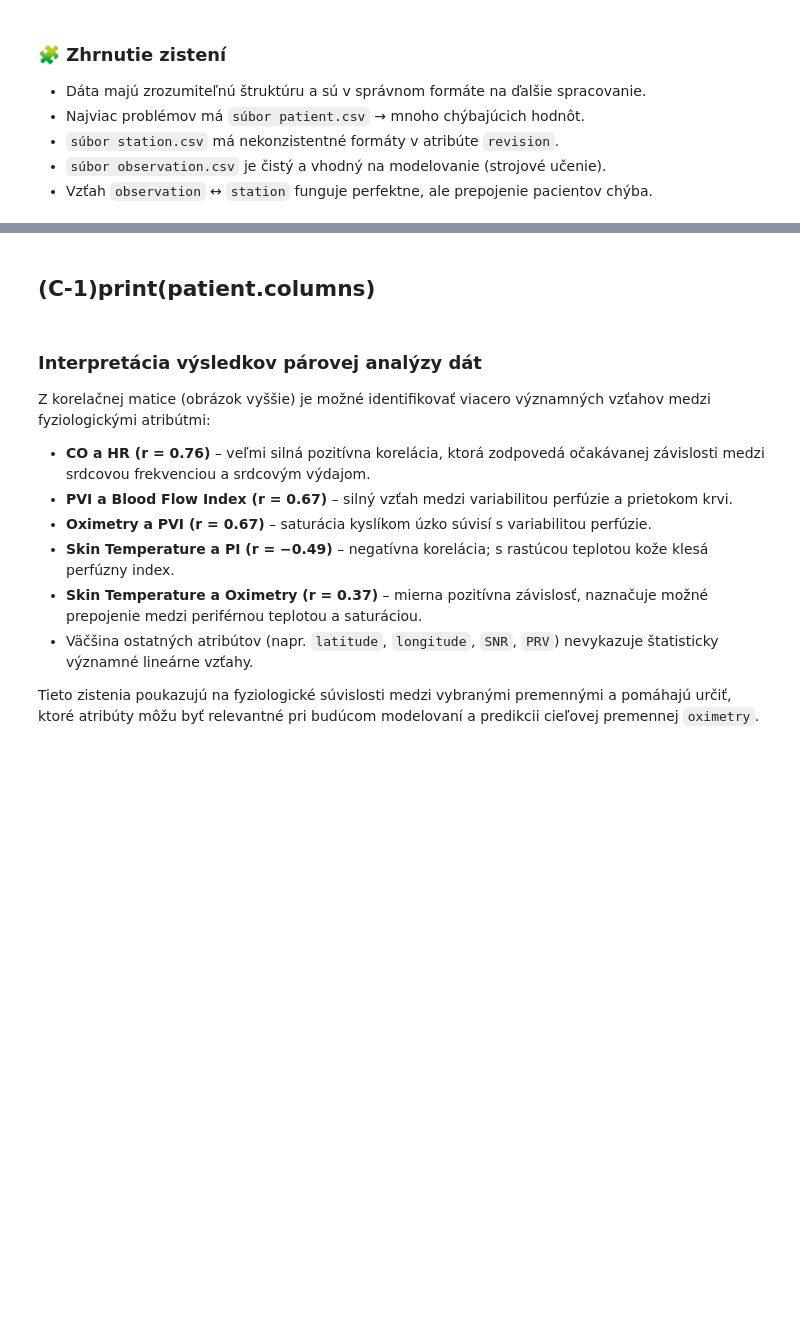
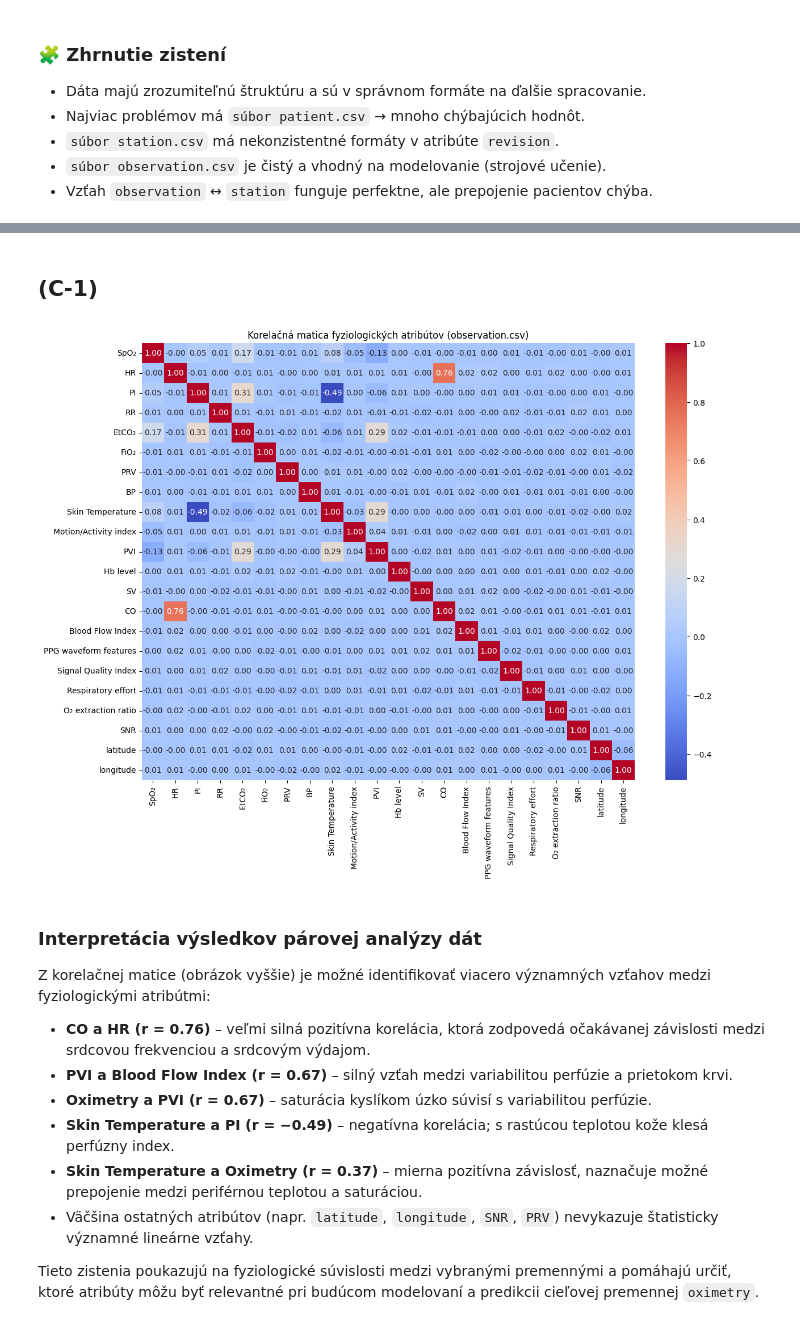
Before and after one commit to Yuraj1/iau_projects, a Jupyter notebook: FAZA_1.ipynb, the cells around one changed output, grey strips where cells are left out. Drawn from its saved outputs; the diff is of its cells as text; code cells hidden in the pictures; blank space fills up the shorter version.

```diff
--- a/FAZA_1.ipynb
+++ b/FAZA_1.ipynb
@@ -180,14 +485,16 @@ plt.show()
 # %% [markdown]
-## (С-1)print(patient.columns)
+## (С-1)
 # %%
-numeric = observation.select_dtypes(include=['number'])
+numeric = observation.select_dtypes(include=['float64'])
 
 corr = numeric.corr()
 
 plt.figure(figsize=(14,10))
 sns.heatmap(corr, annot=True, cmap="coolwarm", fmt=".2f")
 plt.title("Korelačná matica fyziologických atribútov (observation.csv)")
 plt.show()
+# %% [output]
+[figure, added]
 # %% [markdown]
 ### Interpretácia výsledkov párovej analýzy dát
 
```
Also changed, not shown: parts of 13 cells of this notebook, 1 other file.
